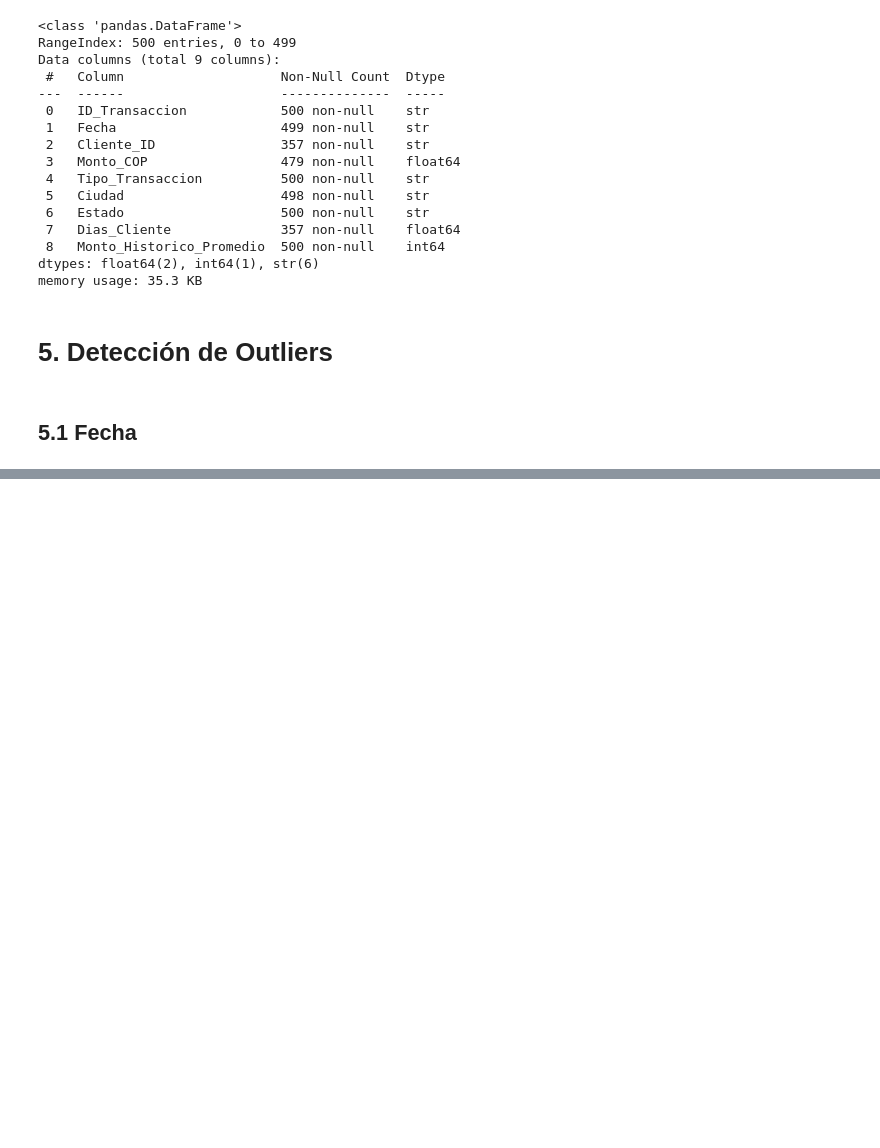
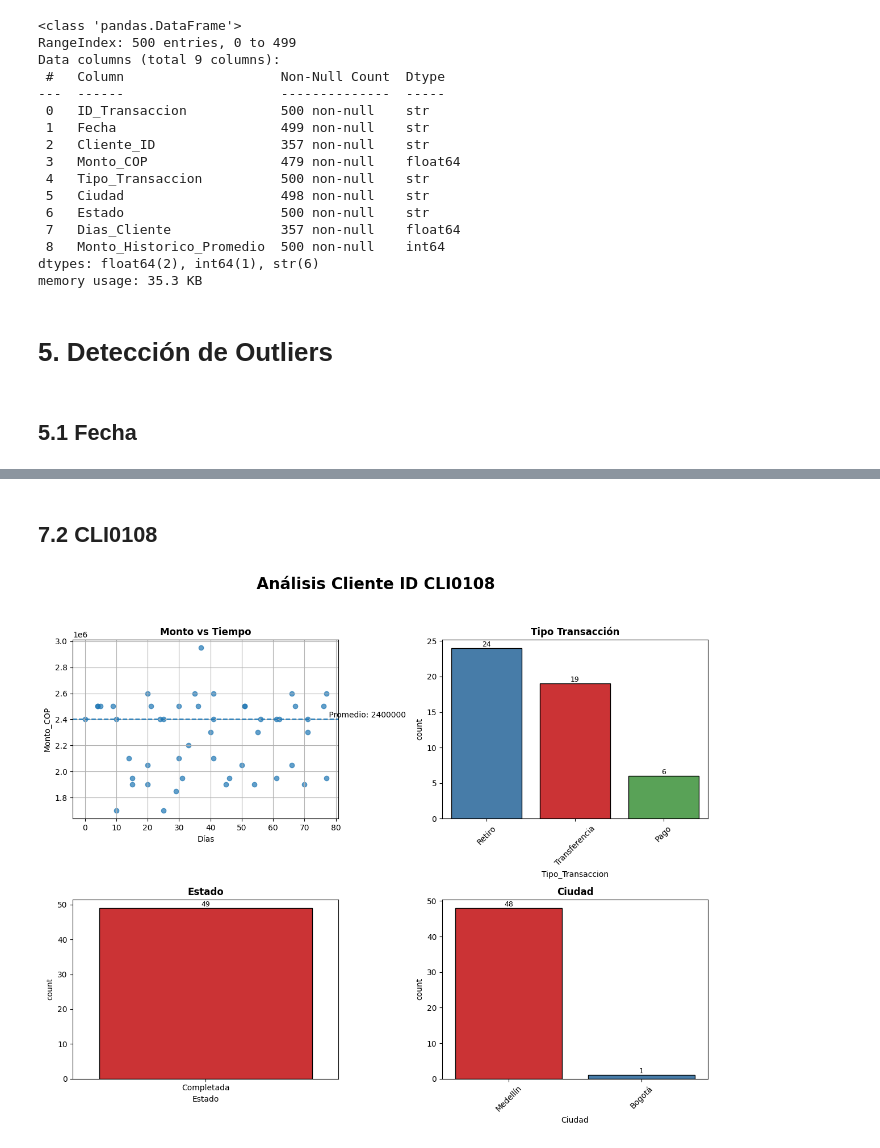
Before and after one commit to Joel-F-Alba-A/Taller_S9_Preprocesamiento_Datos, a Jupyter notebook: Taller_S9.ipynb, the cells around one changed output, grey strips where cells are left out. Saved outputs shown, nothing was run; the diff lists cells and outputs as text; code cells hidden in the pictures; blank space fills up the shorter version.

```diff
--- a/Taller_S9.ipynb
+++ b/Taller_S9.ipynb
@@ -629,0 +802,6 @@ fechas
+# %% [markdown]
+## **7.2 CLI0108**
+# %%
+graficos_cliente(df,'CLI0108')
+# %% [output]
+[figure, added]
```
Also changed, not shown: parts of 54 cells of this notebook.
